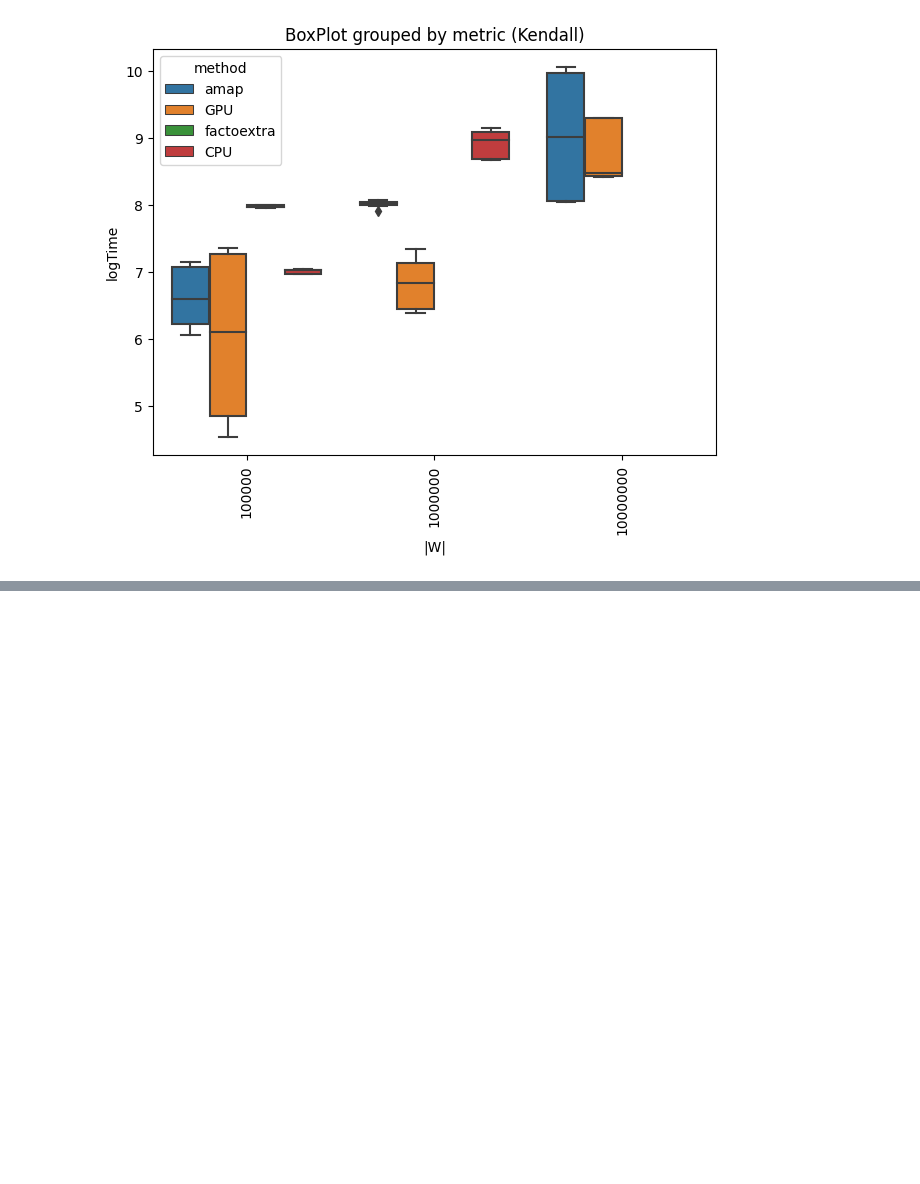
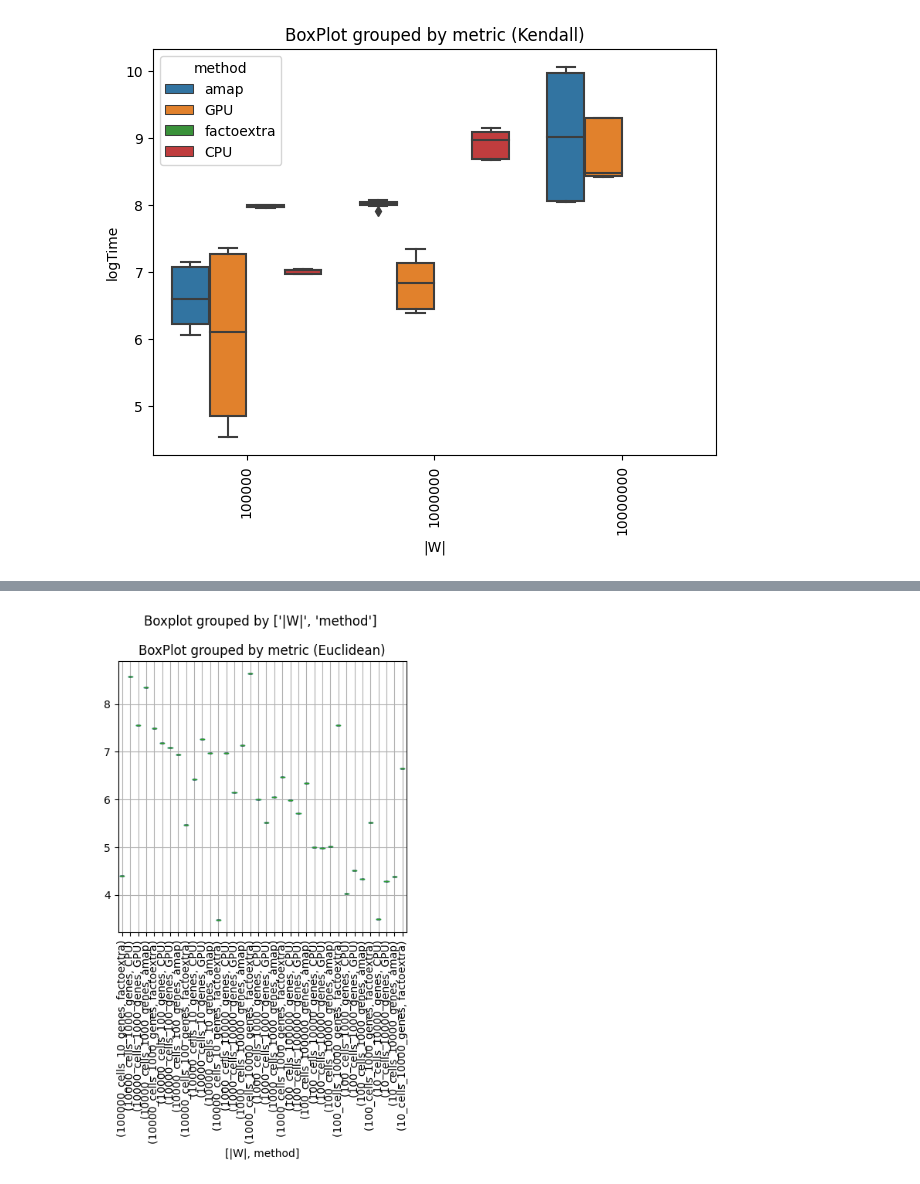
Before and after one commit to lab-medvedeva/Article-GADES, a Jupyter notebook: reproducibility/Plots.ipynb, the cells around one changed output, grey strips where cells are left out. Cells and saved outputs as stored; diff of their text form; code cells hidden in the pictures; blank space fills up the shorter version.

Commit message:
Updated Plots

```diff
--- a/reproducibility/Plots.ipynb
+++ b/reproducibility/Plots.ipynb
@@ -0,0 +8,5 @@
+# %%
+#Global file paths
+GENERATED_PATH = 'generatedData_bench_100iter.csv'
+GENERATED_SPARSE_PATH = 'sparse_results/results/Generated.t4.bench'
+GENERATED_SPARSE_2_PATH = 'sparse_results/results/Generated.t5.bench'
@@ -7,7 +21,7 @@ import seaborn as sns
 import math
 # %%
 #df = pd.read_csv('matrix_real1.bench',sep=" ")
-df = pd.read_csv('generatedData_bench_100iter.csv')
+df = pd.read_csv(GENERATED_PATH)
 cols = []
 for i in range(1,25):
     cols.append('val_{}'.format(i))
@@ -409,0 +489,8 @@ print(df)
+# %%
+df1.boxplot(column='logMeanTime',by=["|W|","method"])
+plt.tight_layout()
+plt.title('BoxPlot grouped by metric (Euclidean)')
+plt.xticks(rotation=90)
+plt.show()
+# %% [output]
+[figure, added]
```
Also changed, not shown: parts of 33 cells of this notebook.
